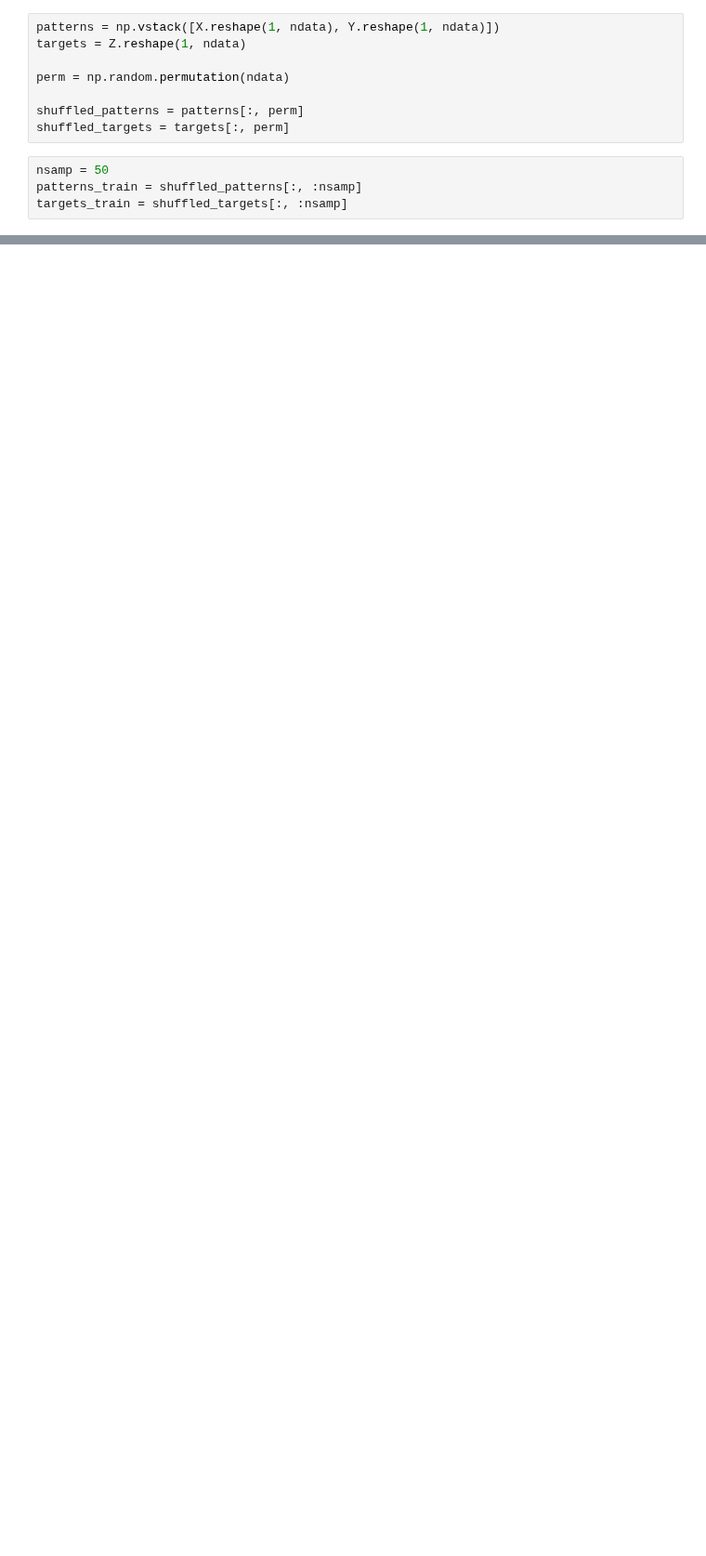
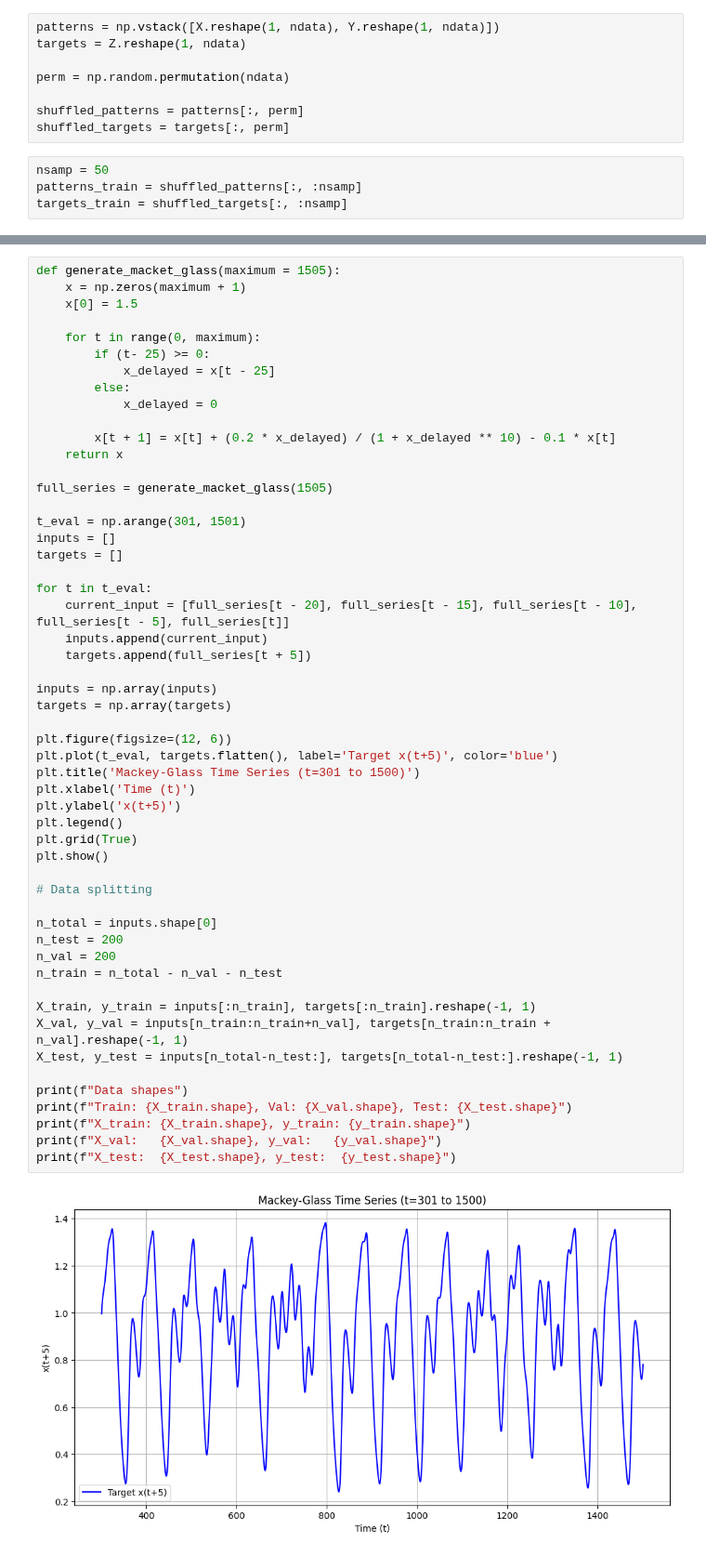
Before and after one commit to OlleThomsen/annda_lab_1b, a Jupyter notebook: assignment_part1.ipynb, the cells around one changed output, grey strips where cells are left out. Shown at 93% size. Cells and saved outputs as stored; diff of their text form; blank space fills up the shorter version.

```diff
--- a/assignment_part1.ipynb
+++ b/assignment_part1.ipynb
@@ -617,0 +618,55 @@ Final Train MSE = 0.00023840500961810898
+# %%
+def generate_macket_glass(maximum = 1505):
+    x = np.zeros(maximum + 1)
+    x[0] = 1.5
+
+    for t in range(0, maximum):
+        if (t- 25) >= 0:
+            x_delayed = x[t - 25]
+        else:
+            x_delayed = 0
+
+        x[t + 1] = x[t] + (0.2 * x_delayed) / (1 + x_delayed ** 10) - 0.1 * x[t]
+    return x
+
+full_series = generate_macket_glass(1505)
+
+t_eval = np.arange(301, 1501)
+inputs = []
+targets = []
+
+for t in t_eval:
+    current_input = [full_series[t - 20], full_series[t - 15], full_series[t - 10], full_series[t - 5], full_series[t]]
+    inputs.append(current_input)
+    targets.append(full_series[t + 5])
+
+inputs = np.array(inputs)
+targets = np.array(targets)
+
+plt.figure(figsize=(12, 6))
+plt.plot(t_eval, targets.flatten(), label='Target x(t+5)', color='blue')
+plt.title('Mackey-Glass Time Series (t=301 to 1500)')
+plt.xlabel('Time (t)')
+plt.ylabel('x(t+5)')
+plt.legend()
+plt.grid(True)
+plt.show()
+
+# Data splitting
+
+n_total = inputs.shape[0]
+n_test = 200
+n_val = 200
+n_train = n_total - n_val - n_test
+
+X_train, y_train = inputs[:n_train], targets[:n_train].reshape(-1, 1)
+X_val, y_val = inputs[n_train:n_train+n_val], targets[n_train:n_train + n_val].reshape(-1, 1)
+X_test, y_test = inputs[n_total-n_test:], targets[n_total-n_test:].reshape(-1, 1)
+
+print(f"Data shapes")
+print(f"Train: {X_train.shape}, Val: {X_val.shape}, Test: {X_test.shape}")
+print(f"X_train: {X_train.shape}, y_train: {y_train.shape}")
+print(f"X_val:   {X_val.shape}, y_val:   {y_val.shape}")
+print(f"X_test:  {X_test.shape}, y_test:  {y_test.shape}")
+# %% [output]
+[figure, added]
```
Also changed, not shown: parts of 14 cells of this notebook.
